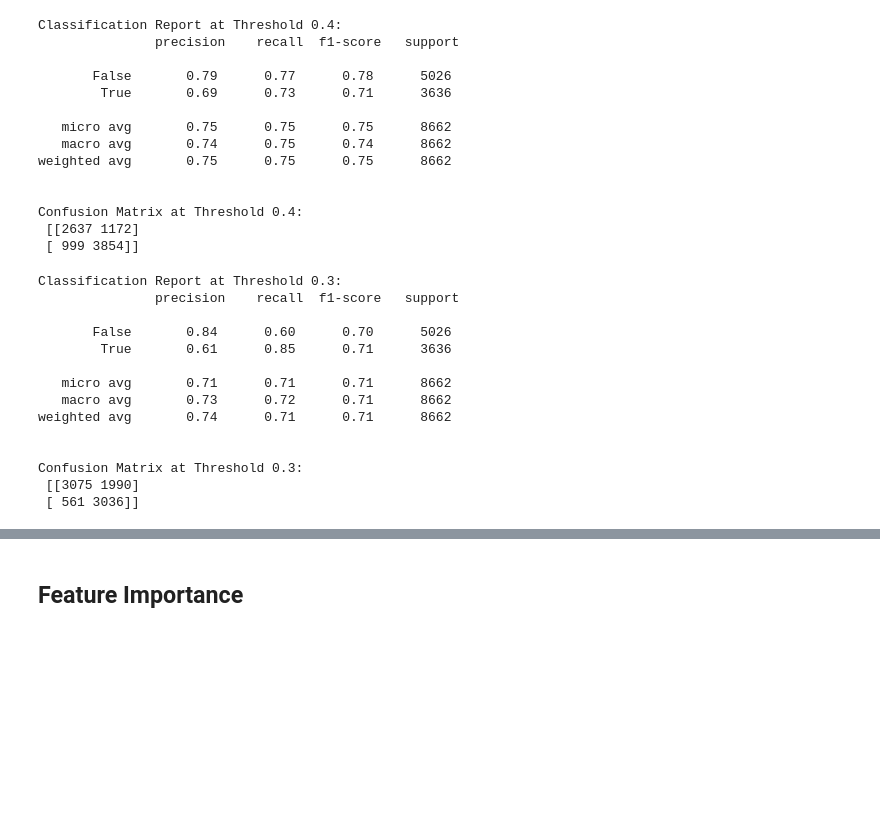
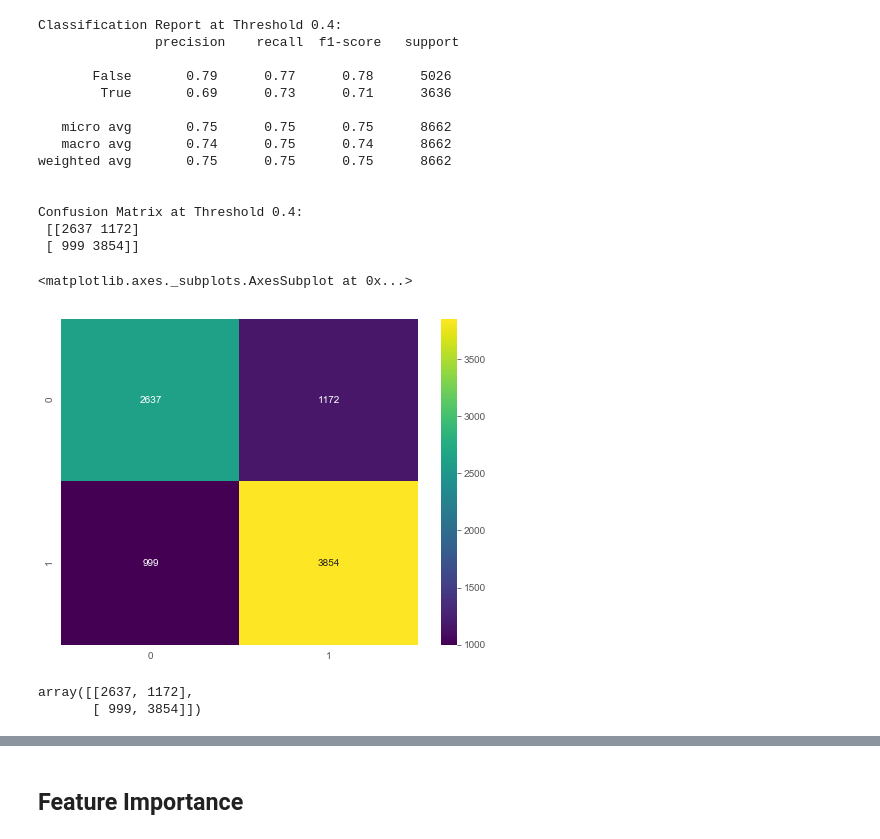
Before and after one commit to jeremymiller00/Predicting-Success-in-Online-Education, a Jupyter notebook: models/random_forest_completion_first_quarter.ipynb, the cells around one changed output, grey strips where cells are left out. Drawn from its saved outputs; the diff is of its cells as text; code cells hidden in the pictures; blank space fills up the shorter version.

```diff
--- a/models/random_forest_completion_first_quarter.ipynb
+++ b/models/random_forest_completion_first_quarter.ipynb
@@ -237,27 +370,26 @@ weighted avg       0.75      0.75      0.75      8662
 Confusion Matrix at Threshold 0.4:
  [[2637 1172]
  [ 999 3854]]
+# %%
+t = 0.4 # threshold for predicting positive
+predictions = (rf_model.predict_proba(X_test)[:, 1:] > t)
+cm = standard_confusion_matrix(y_test, predictions)
+plt.figure(figsize=(8,6))
+sns.heatmap(cm, annot=cm, cmap='viridis', fmt='d')
+# %% [output]
+<matplotlib.axes._subplots.AxesSubplot at 0x...>
+[figure, added]
+# %%
+cm
+# %% [output]
+array([[2637, 1172],
+       [ 999, 3854]])
 # %%
     t = 0.3 # threshold for predicting positive
     predictions = (rf_model.predict_proba(X_test)[:, 1:] > t)
     class_report = classification_report(y_test, predictions)
     print('\nClassification Report at Threshold {}:\n {}'.format(t, class_report))
     print('\nConfusion Matrix at Threshold {}:\n {}'.format(t, standard_confusion_matrix(y_test, predictions)))
-# %% [output]
-Classification Report at Threshold 0.3:
-               precision    recall  f1-score   support
-
-       False       0.84      0.60      0.70      5026
-        True       0.61      0.85      0.71      3636
-
-   micro avg       0.71      0.71      0.71      8662
-   macro avg       0.73      0.72      0.71      8662
-weighted avg       0.74      0.71      0.71      8662
-
-
-Confusion Matrix at Threshold 0.3:
- [[3075 1990]
- [ 561 3036]]
 # %%
     t = proportion # threshold for predicting positive
     predictions = (rf_model.predict_proba(X_test)[:, 1:] > t)
```
Also changed, not shown: parts of 20 cells of this notebook, 1 other file.
